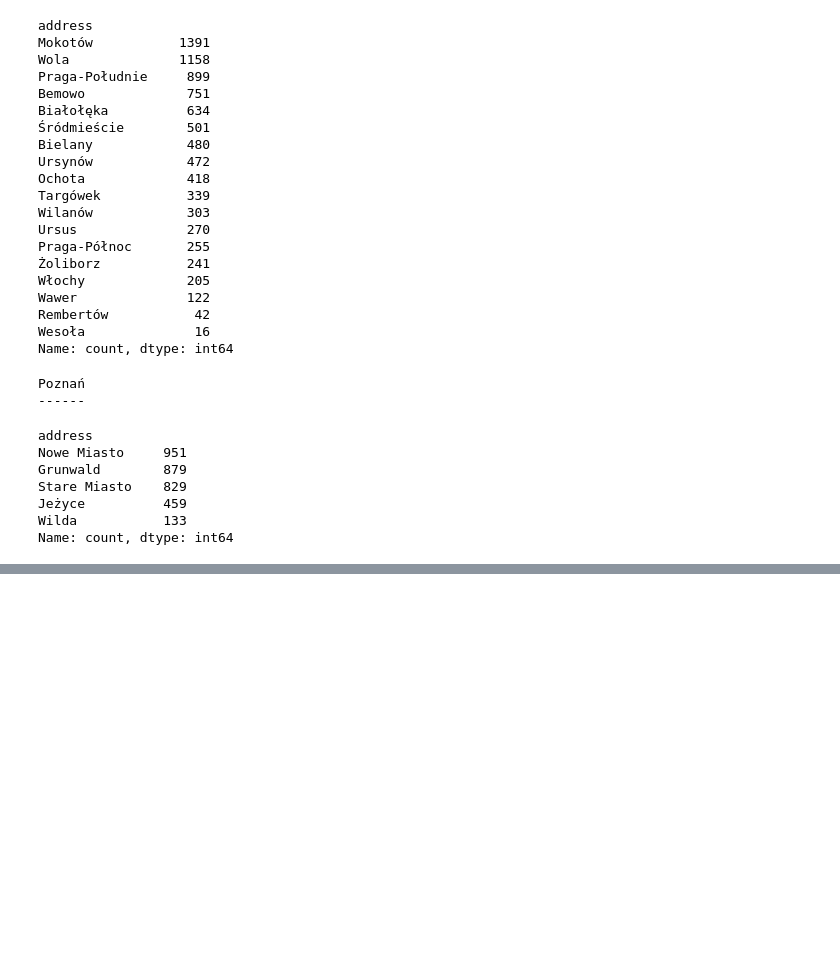
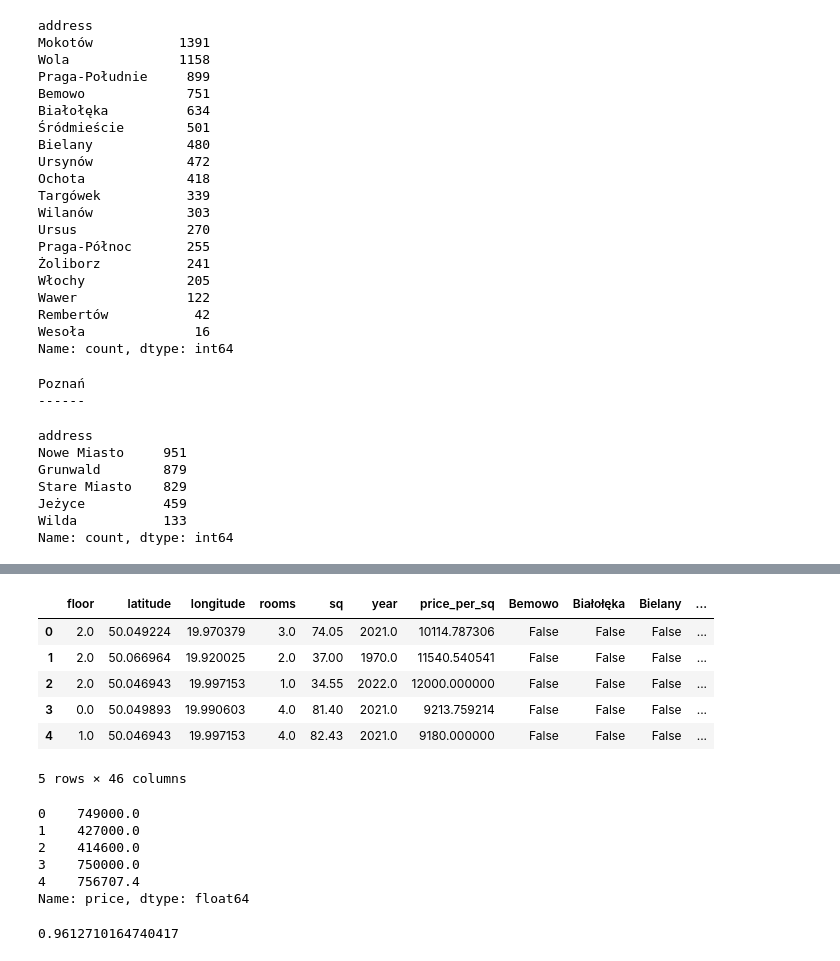
Before and after one commit to Pawel-Jurek/House_Prices_Estimating, a Jupyter notebook: modeling.ipynb, the cells around one changed output, grey strips where cells are left out. Cells and saved outputs as stored; diff of their text form; code cells hidden in the pictures; blank space fills up the shorter version.

Commit message:
pierwsze modelowanie - score 96%

```diff
--- a/modeling.ipynb
+++ b/modeling.ipynb
@@ -304,3 +306,6 @@ Stare Miasto    829
 Jeżyce          459
 Wilda           133
 Name: count, dtype: int64
+# %%
+dummies = pd.get_dummies(df7.address)
+dummies.head(3)
@@ -306,0 +318,3 @@ Name: count, dtype: int64
+# %%
+df8 = pd.concat([df7,dummies],axis='columns')
+df8.head(4)
@@ -306,0 +328,4 @@ Name: count, dtype: int64
+# %%
+df9 = df8.drop('address',axis='columns')
+df9 = df9.drop('city', axis='columns')
+df9.head(3)
@@ -306,0 +338,21 @@ Name: count, dtype: int64
+# %%
+X = df9.drop('price', axis='columns')
+X.head()
+# %% [output]
+|  | floor | latitude | longitude | rooms | sq | year | price_per_sq | Bemowo | Białołęka | Bielany | ... |
+| 0 | 2.0 | 50.049224 | 19.970379 | 3.0 | 74.05 | 2021.0 | 10114.787306 | False | False | False | ... |
+| 1 | 2.0 | 50.066964 | 19.920025 | 2.0 | 37.00 | 1970.0 | 11540.540541 | False | False | False | ... |
+| 2 | 2.0 | 50.046943 | 19.997153 | 1.0 | 34.55 | 2022.0 | 12000.000000 | False | False | False | ... |
+| 3 | 0.0 | 50.049893 | 19.990603 | 4.0 | 81.40 | 2021.0 | 9213.759214 | False | False | False | ... |
+| 4 | 1.0 | 50.046943 | 19.997153 | 4.0 | 82.43 | 2021.0 | 9180.000000 | False | False | False | ... |
+5 rows × 46 columns
+# %%
+Y = df9.price
+Y.head()
+# %% [output]
+0    749000.0
+1    427000.0
+2    414600.0
+3    750000.0
+4    756707.4
+Name: price, dtype: float64
@@ -306,0 +361,6 @@ Name: count, dtype: int64
+# %%
+lr_clf = LinearRegression()
+lr_clf.fit(X_train,Y_train)
+lr_clf.score(X_test,Y_test)
+# %% [output]
+0.9612710164740417
```
Also changed, not shown: parts of 5 cells of this notebook.
